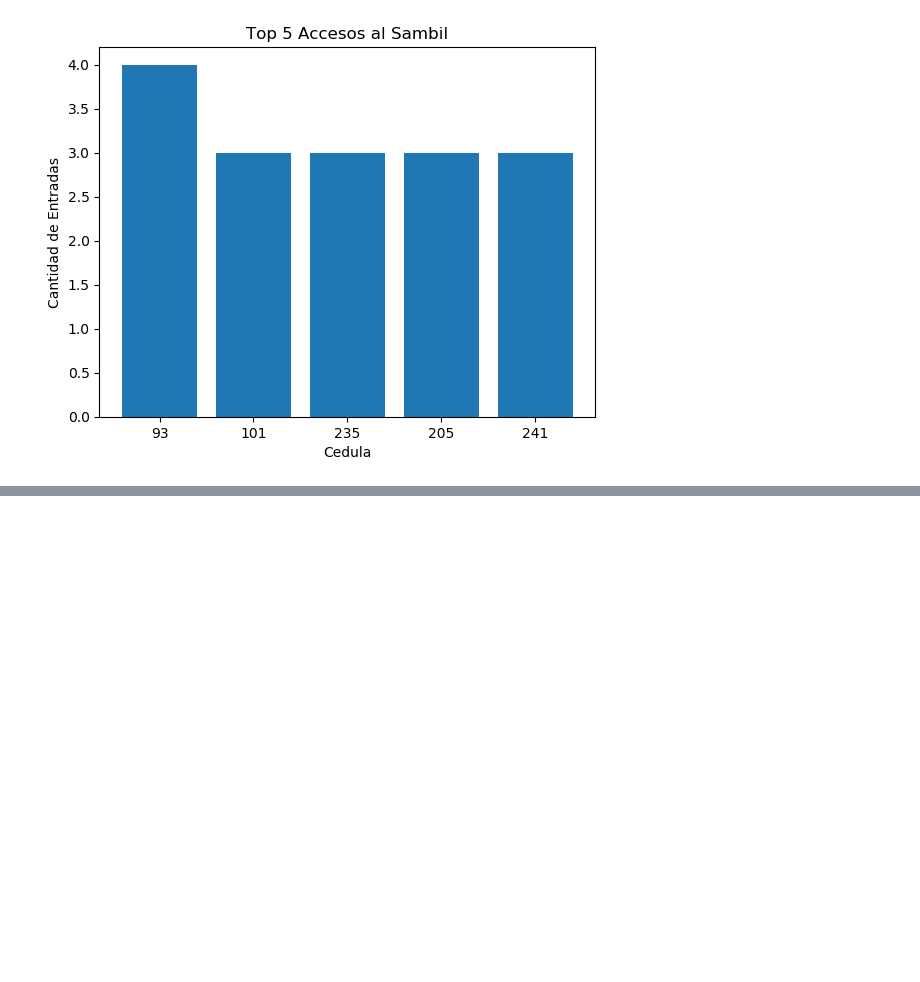
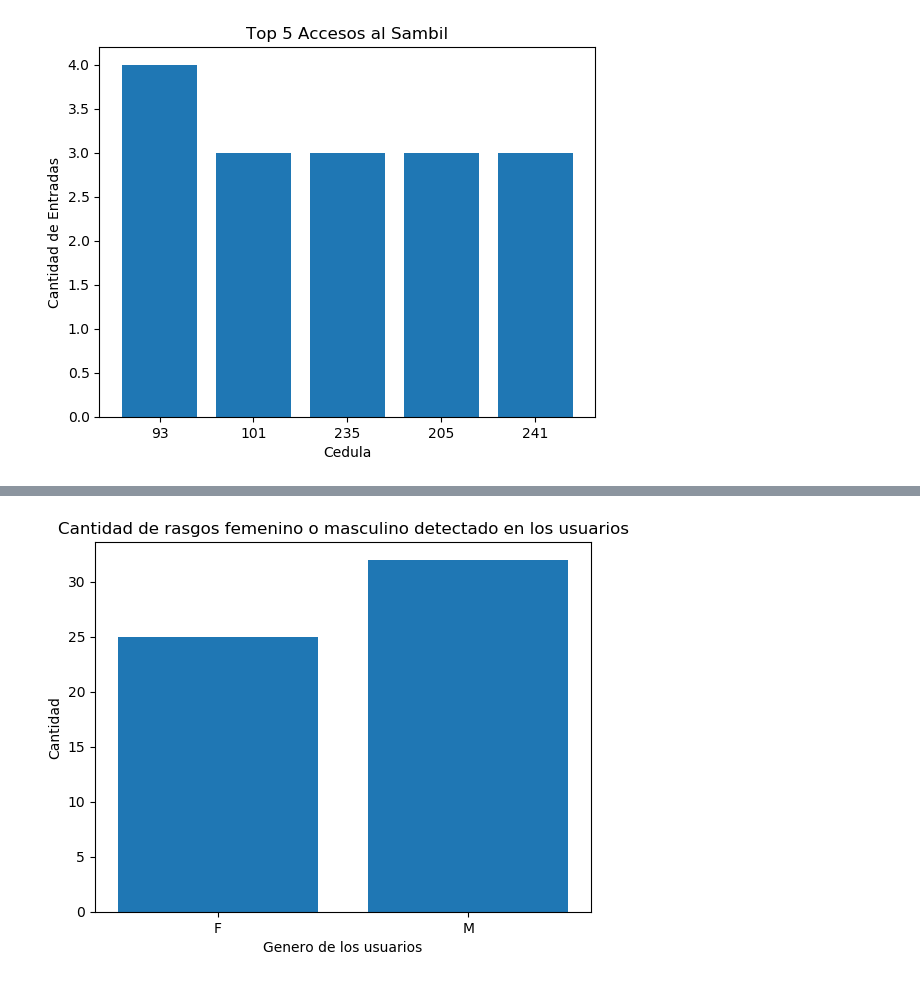
Before and after one commit to ivanpbf/AdminSambil, a Jupyter notebook: SambilNotebookLoscherMesaRodriguez.ipynb, the cells around one changed output, grey strips where cells are left out. Saved outputs shown, nothing was run; the diff lists cells and outputs as text; code cells hidden in the pictures; blank space fills up the shorter version.

```diff
--- a/SambilNotebookLoscherMesaRodriguez.ipynb
+++ b/SambilNotebookLoscherMesaRodriguez.ipynb
@@ -130,0 +136,34 @@ plt.show()
+# %%
+ import psycopg2
+from matplotlib.ticker import FuncFormatter
+import matplotlib.pyplot as plt
+import numpy as np
+
+myConnection = psycopg2.connect(host = 'localhost', user= 'postgres',password ='pass123', dbname= 'Proyecto1BD')
+cur = myConnection.cursor()
+
+cur.execute('SELECT rasgos.sexo, count(rasgos.sexo) FROM rasgos WHERE (rasgos.sexo IS NOT NULL) GROUP BY (rasgos.sexo) ;')
+data = cur.fetchall()
+
+label = ('Femenino','Masculino')
+x = np.arange(len(data))
+f = []
+m = []
+
+for val in data:
+    f.append(val[1])
+    m.append(val[0])
+
+
+fig, ax = plt.subplots()
+
+plt.bar(x, f)
+plt.xticks(x, m)
+
+ax.set_xlabel('Genero de los usuarios')
+ax.set_ylabel('Cantidad')
+ax.set_title('Cantidad de rasgos femenino o masculino detectado en los usuarios')
+
+plt.show()
+# %% [output]
+[figure, added]
```
Also changed, not shown: parts of 3 cells of this notebook, 3 other files.
